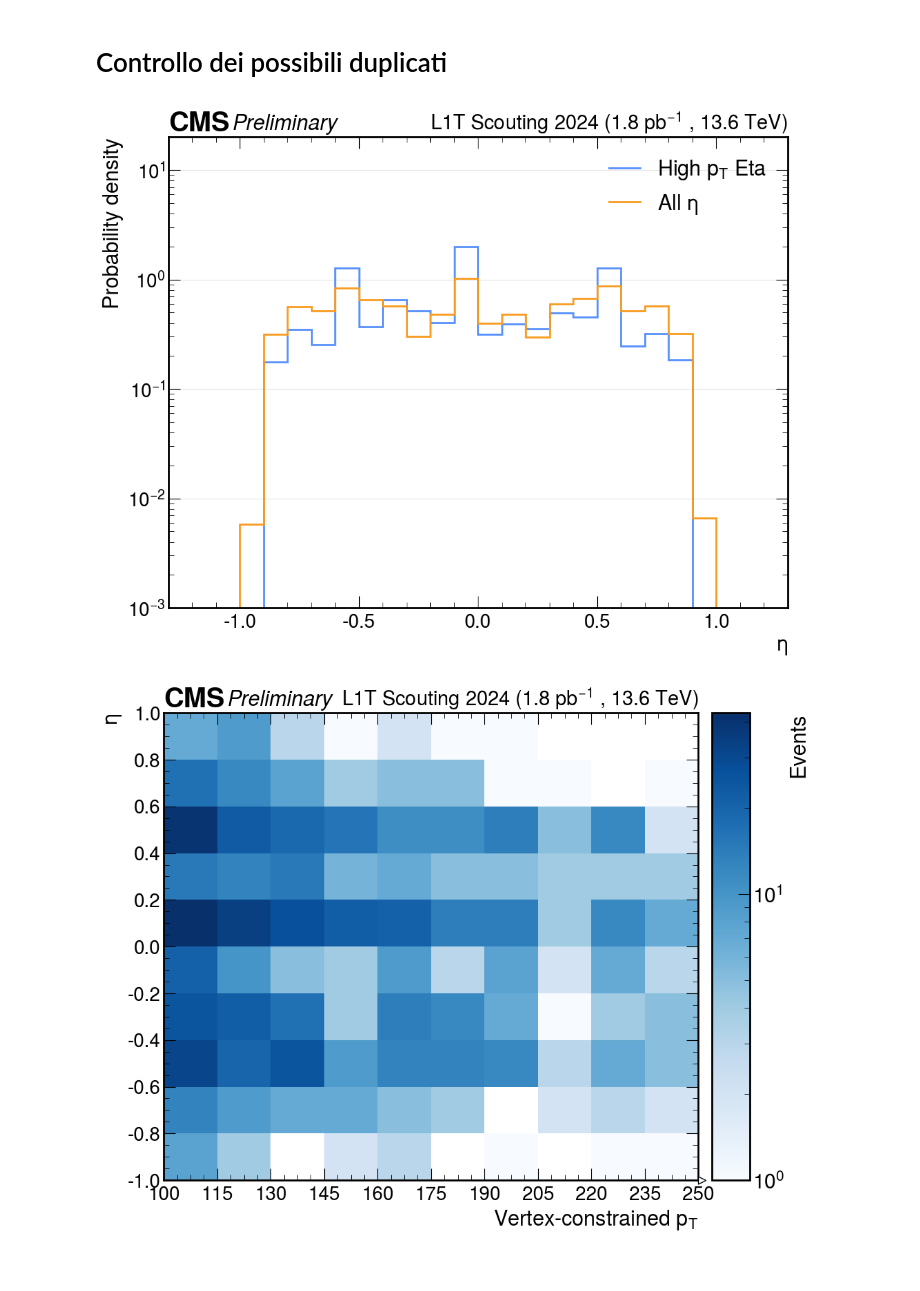
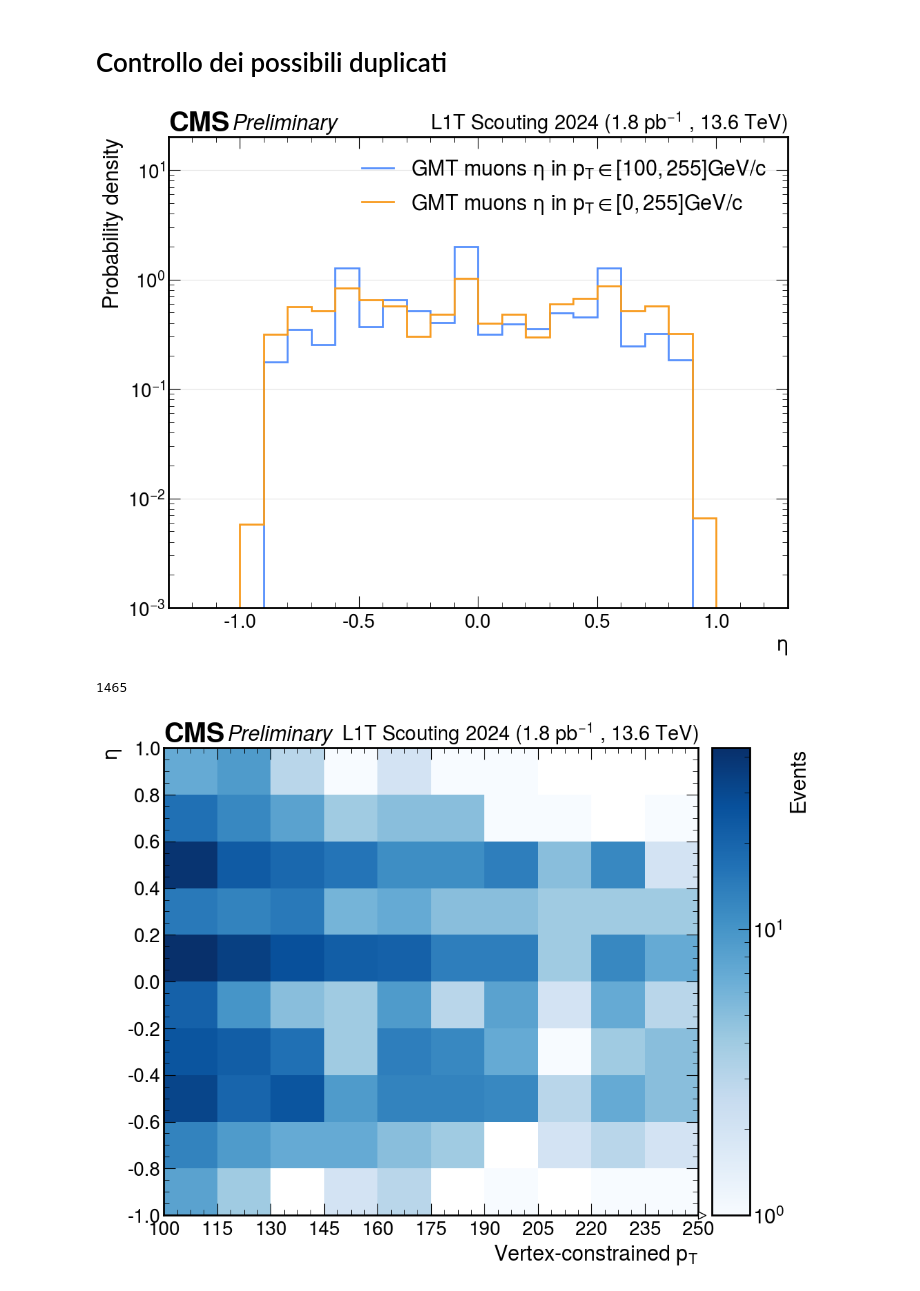
Before and after one commit to francescoreschio/Tesi-Triennale, a Jupyter notebook: Codice/DeltaRDef.ipynb, the cells around one changed output. Cells and saved outputs as stored; diff of their text form; code cells hidden in the pictures.

```diff
--- a/Codice/DeltaRDef.ipynb
+++ b/Codice/DeltaRDef.ipynb
@@ -954,35 +1096,40 @@ Text(1, 0, 'Quality')
 # %%
 GmtEtaN = ak.flatten(GmtEta)
 
 binsDup = np.array(np.arange(-1.2, 1.2, 0.1))
 
 EtaDup_Hist = hist.Hist(hist.axis.Variable(binsDup, name="Eta", ))
 AllEta_Hist = hist.Hist(hist.axis.Variable(binsDup, name="AllEta", ))
 
 EtaDup_Hist.fill(Eta=EtaDup)
 AllEta_Hist.fill(AllEta=GmtEtaN)
 
 fig, ax = plt.subplots(figsize=FIGSIZE, constrained_layout=True)
 set_label_font(ax, FONTSIZE)
 set_tick_font(ax, FONTSIZE-2)
 draw_grid(ax, axis="y")
 draw_cms_label(ax, fontsize= FONTSIZE)
 
 
-hep.histplot(EtaDup_Hist, label = r"High $p_T$ Eta", ax=ax, yerr = False, lw = 2, density = True)
-hep.histplot(AllEta_Hist, label = r"All $\eta$", ax=ax, yerr = False, lw = 2, density = True)
+hep.histplot(EtaDup_Hist, label = r"GMT muons $\eta$ in $p_T \in [100, 255] GeV/c$", ax=ax, yerr = False, lw = 2, density = True)
+hep.histplot(AllEta_Hist, label = r"GMT muons $\eta$ in $p_T \in [0, 255] GeV/c$", ax=ax, yerr = False, lw = 2, density = True)
 
 ax.set_yscale('log')
 ax.set_xlabel(r"$\eta$")
 ax.set_ylabel("Probability density")
 ax.set_xlim(-1.3, 1.3)
 ax.set_ylim(0.001, 20)
 
 ax.legend(fontsize = FONTSIZE)
 
 plt.savefig("../Immagini/EtaHighPt.pdf")
 # %% [output]
-[figure, old version]
+[figure, new version]
+# %%
+len(PtDup)
+len(EtaDup)
+# %% [output]
+1465
 # %%
 PtRange = np.arange(100, 265, 15)
 EtaRange = np.arange(-1, 1.2, 0.2)
```
Also changed, not shown: parts of 11 cells of this notebook, 4 other files.
